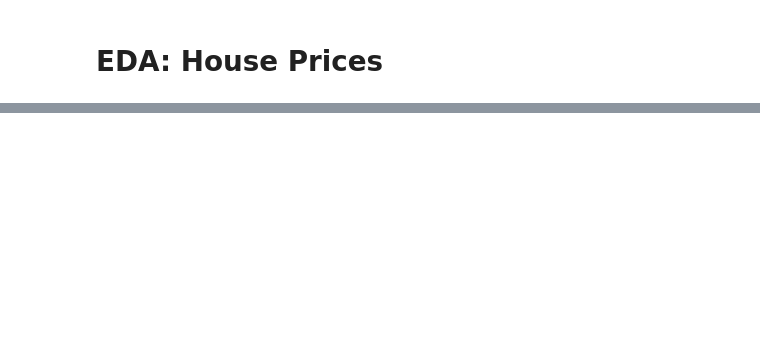
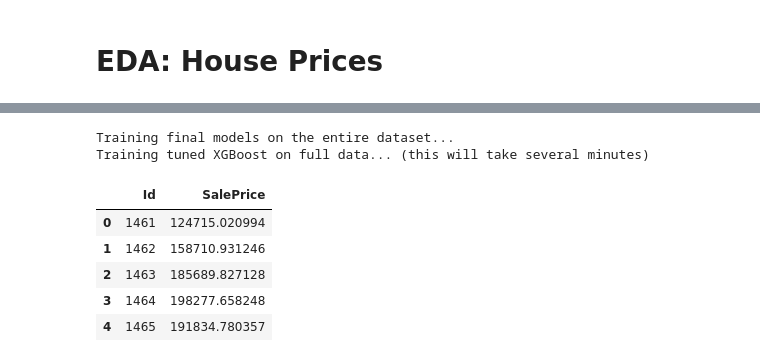
Before and after one commit to HolSoul/KaggleCompetitions, a Jupyter notebook: housing-prices-regression/notebooks/01-EDA.ipynb, the cells around one changed output, grey strips where cells are left out. Saved outputs shown, nothing was run; the diff lists cells and outputs as text; code cells hidden in the pictures; blank space fills up the shorter version.

```diff
--- a/housing-prices-regression/notebooks/01-EDA.ipynb
+++ b/housing-prices-regression/notebooks/01-EDA.ipynb
@@ -210,0 +404,58 @@ Ridge RMSE: 0.12725
+# %%
+# --- Re-define all models with best parameters ---
+
+# The best Lasso model is already stored in the 'best_lasso' variable from the previous cell.
+
+# Standard Ridge and ElasticNet
+ridge = Ridge(alpha=15)
+elasticnet = ElasticNet(alpha=0.0005, l1_ratio=0.9)
+
+# A slightly more powerful XGBoost
+xgb_tuned = XGBRegressor(learning_rate=0.01, n_estimators=5000, # Slower learning, more trees
+                         max_depth=3, min_child_weight=0,
+                         gamma=0, subsample=0.7,
+                         colsample_bytree=0.7,
+                         reg_alpha=0.005,
+                         nthread=-1,
+                         scale_pos_weight=1, seed=27,
+                         random_state=42)
+
+# --- Fit, Predict, and Blend ---
+print("Training final models on the entire dataset...")
+
+# Fit all models (Lasso is already fitted via GridSearchCV, but we fit it again for simplicity)
+best_lasso.fit(X, y)
+ridge.fit(X, y)
+elasticnet.fit(X, y)
+
+print("Training tuned XGBoost on full data... (this will take several minutes)")
+xgb_tuned.fit(X, y)
+print("All models trained.")
+
+# --- Make predictions ---
+ridge_preds_tuned = np.expm1(ridge.predict(X_test))
+lasso_preds_tuned = np.expm1(best_lasso.predict(X_test))
+elasticnet_preds_tuned = np.expm1(elasticnet.predict(X_test))
+xgb_preds_tuned = np.expm1(xgb_tuned.predict(X_test))
+
+# --- Blend predictions (adjusting weights slightly to favor the tuned models) ---
+blended_preds_tuned = (0.40 * lasso_preds_tuned +
+                       0.05 * elasticnet_preds_tuned +
+                       0.05 * ridge_preds_tuned +
+                       0.50 * xgb_preds_tuned) # Giving more weight to the powerful XGBoost
+
+# --- Create submission file ---
+submission_tuned = pd.DataFrame({'Id': test_df['Id'], 'SalePrice': blended_preds_tuned})
+submission_tuned.to_csv('submission_final.csv', index=False)
+
+print("\nFinal submission file 'submission_final.csv' created successfully!")
+submission_tuned.head()
+# %% [output]
+Training final models on the entire dataset...
+Training tuned XGBoost on full data... (this will take several minutes)
+|  | Id | SalePrice |
+| 0 | 1461 | 124715.020994 |
+| 1 | 1462 | 158710.931246 |
+| 2 | 1463 | 185689.827128 |
+| 3 | 1464 | 198277.658248 |
+| 4 | 1465 | 191834.780357 |
```
Also changed, not shown: parts of 19 cells of this notebook, 10 other files.
